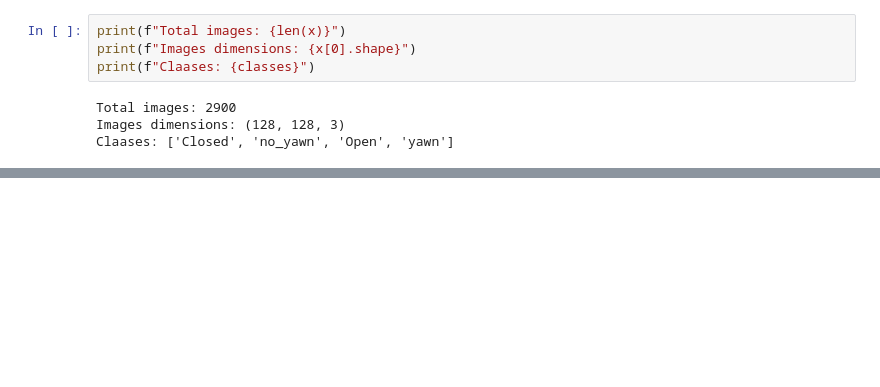
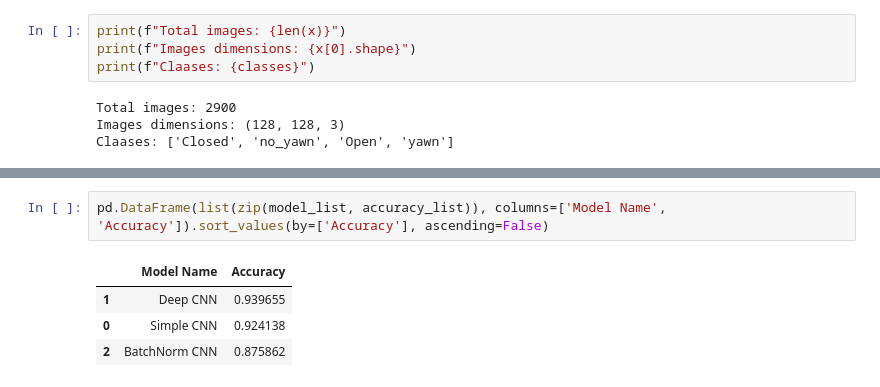
Before and after one commit to proximalmoss/drowsiness_detection_system, a Jupyter notebook: notebook/MODEL_TRAINING.ipynb, the cells around one changed output, grey strips where cells are left out. Saved outputs shown, nothing was run; the diff lists cells and outputs as text; blank space fills up the shorter version.

```diff
--- a/notebook/MODEL_TRAINING.ipynb
+++ b/notebook/MODEL_TRAINING.ipynb
@@ -68,0 +182,7 @@ Claases: ['Closed', 'no_yawn', 'Open', 'yawn']
+# %%
+pd.DataFrame(list(zip(model_list, accuracy_list)), columns=['Model Name', 'Accuracy']).sort_values(by=['Accuracy'], ascending=False)
+# %% [output]
+|  | Model Name | Accuracy |
+| 1 | Deep CNN | 0.939655 |
+| 0 | Simple CNN | 0.924138 |
+| 2 | BatchNorm CNN | 0.875862 |
```
Also changed, not shown: parts of 8 cells of this notebook.
